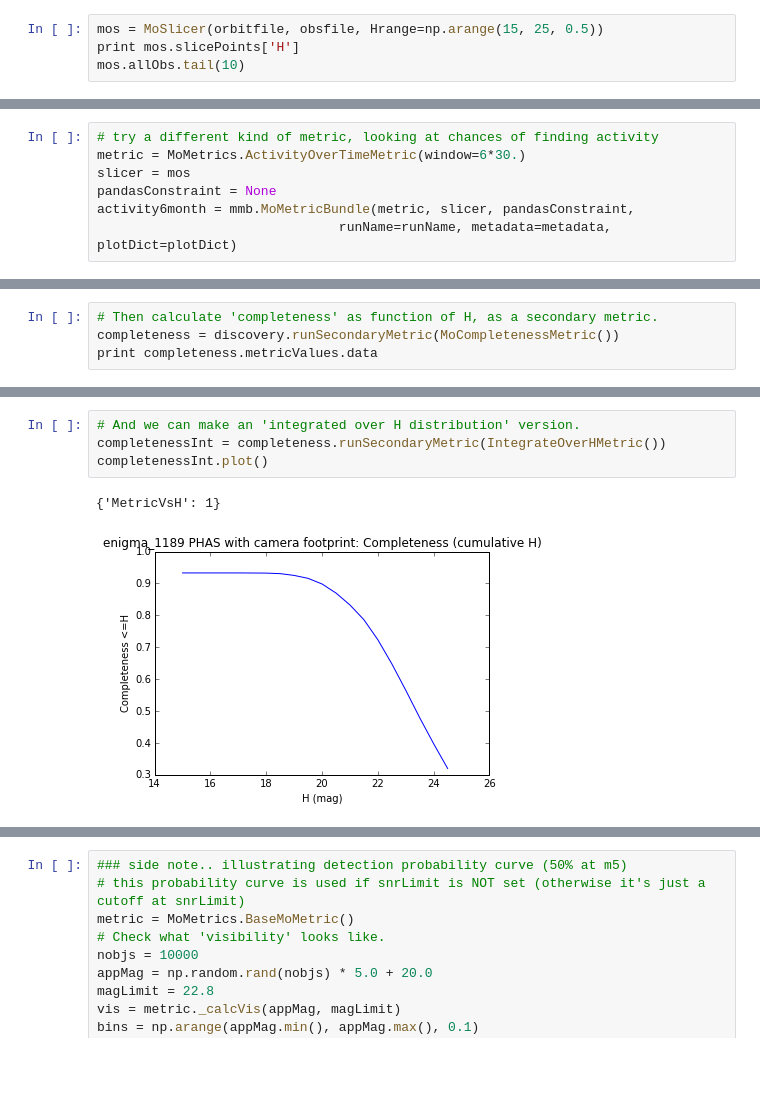
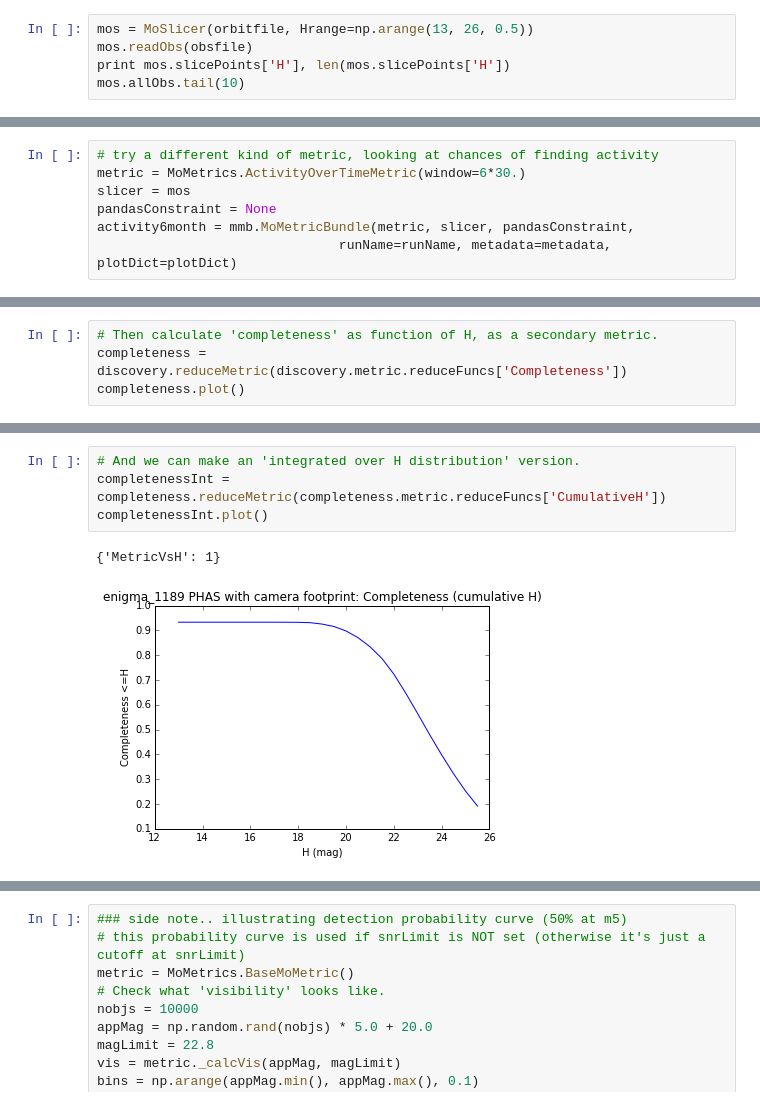
Before and after one commit to rhiannonlynne/MafSSO, a Jupyter notebook: ExampleMoMetrics.ipynb, the cells around one changed output, grey strips where cells are left out. Saved outputs shown, nothing was run; the diff lists cells and outputs as text; blank space fills up the shorter version.

```diff
--- a/ExampleMoMetrics.ipynb
+++ b/ExampleMoMetrics.ipynb
@@ -31,7 +31,8 @@ else:
     runName = 'enigma_1189'
     metadata = 'PHAS with camera footprint'
 # %%
-mos = MoSlicer(orbitfile, obsfile, Hrange=np.arange(15, 25, 0.5))
-print mos.slicePoints['H']
+mos = MoSlicer(orbitfile, Hrange=np.arange(13, 26, 0.5))
+mos.readObs(obsfile)
+print mos.slicePoints['H'], len(mos.slicePoints['H'])
 mos.allObs.tail(10)
 # %% [output]
@@ -113,5 +117,5 @@ ph.plot(plotFunc=moPlots.MetricVsH(), plotDicts={'ylabel':'Discovery Chances @ H
 # %%
 # Then calculate 'completeness' as function of H, as a secondary metric.
-completeness = discovery.runSecondaryMetric(MoCompletenessMetric())
-print completeness.metricValues.data
+completeness = discovery.reduceMetric(discovery.metric.reduceFuncs['Completeness'])
+completeness.plot()
 # %% [output]
@@ -127,7 +124,7 @@ completeness.plot()
 # %%
 # And we can make an 'integrated over H distribution' version.
-completenessInt = completeness.runSecondaryMetric(IntegrateOverHMetric())
+completenessInt = completeness.reduceMetric(completeness.metric.reduceFuncs['CumulativeH'])
 completenessInt.plot()
 # %% [output]
 {'MetricVsH': 1}
-[figure, old version]
+[figure, new version]
```
Also changed, not shown: parts of 9 cells of this notebook, 6 other files.
